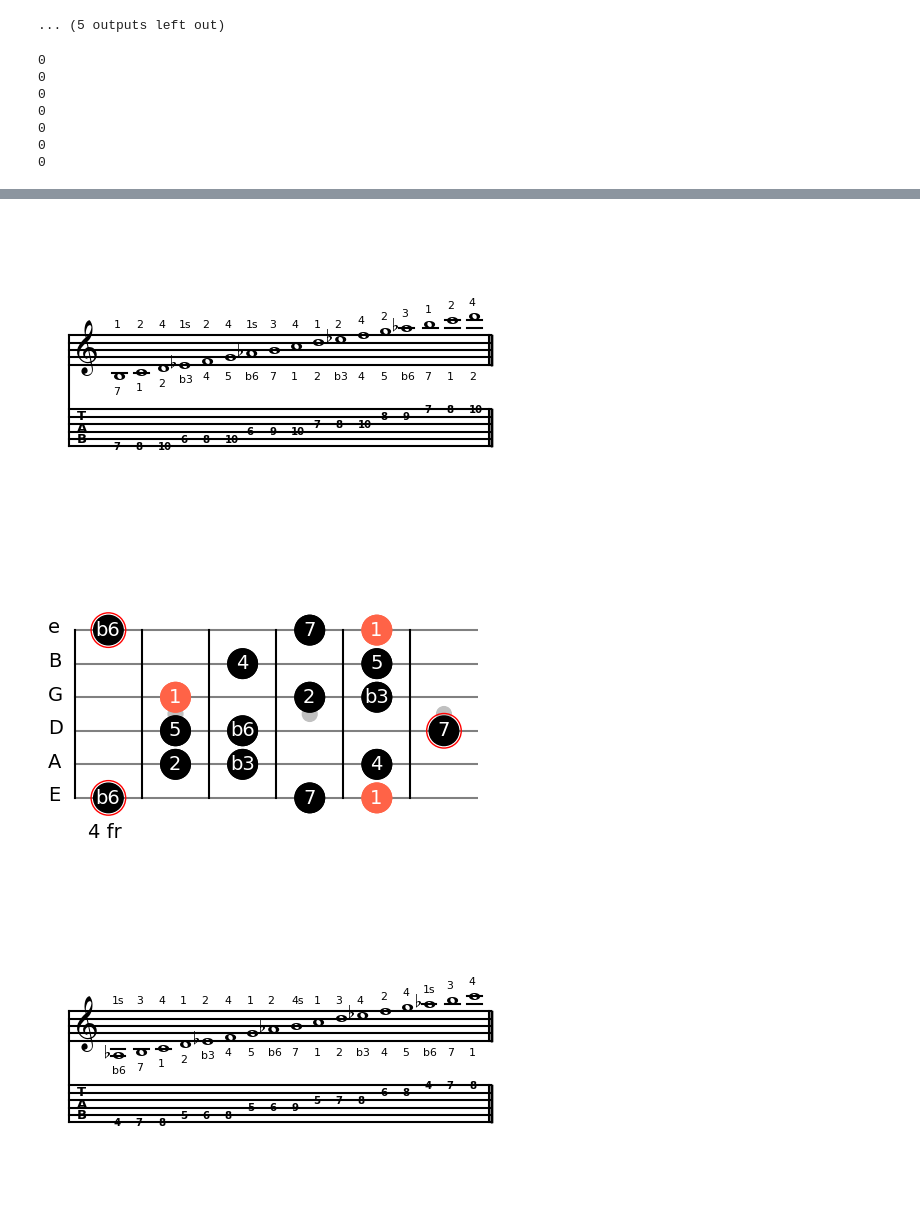
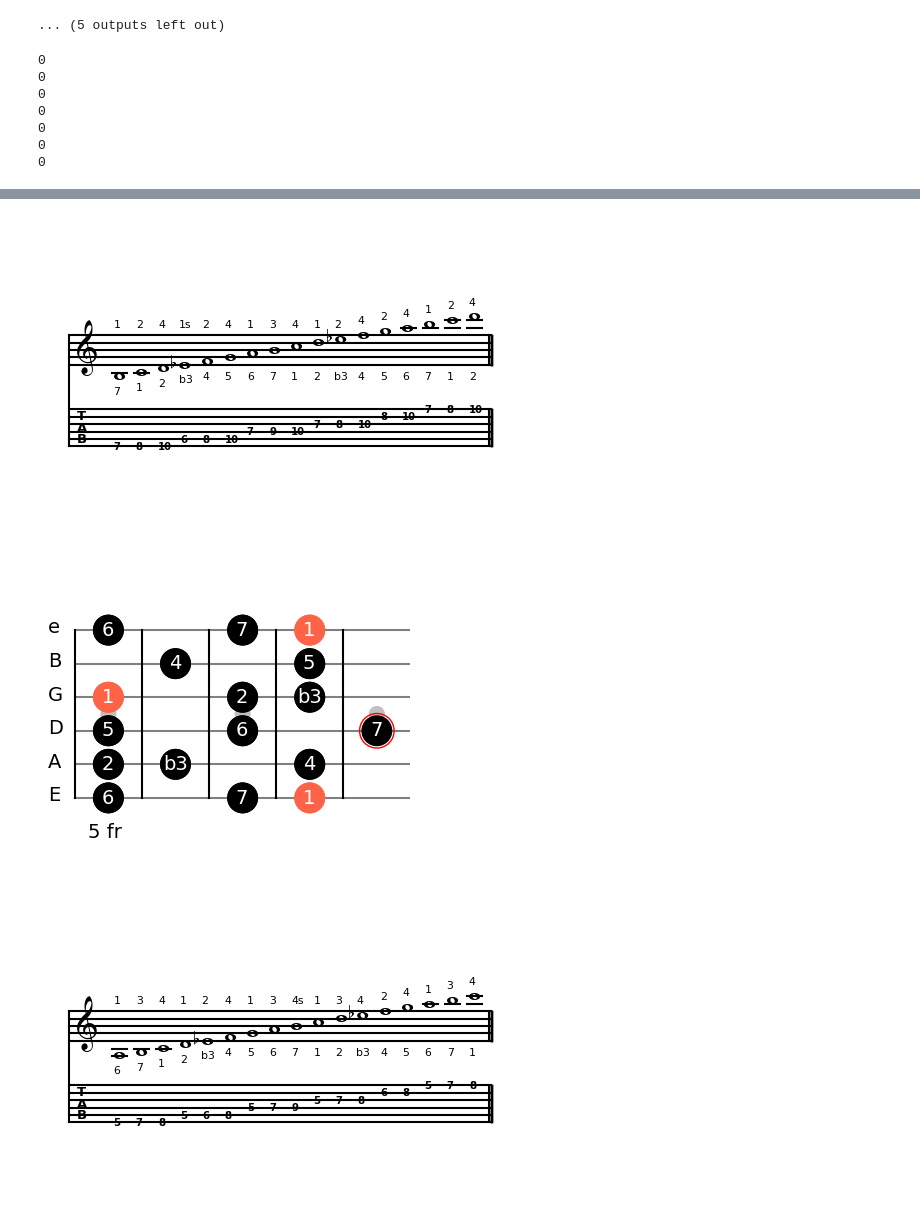
Before and after one commit to narcispr/PyFretboard, a Jupyter notebook: tutorial.ipynb, the cells around one changed output, grey strips where cells are left out. Drawn from its saved outputs; the diff is of its cells as text; code cells hidden in the pictures.

Commit message:
Add minor melodic scale shapes

```diff
--- a/tutorial.ipynb
+++ b/tutorial.ipynb
@@ -343,8 +343,8 @@ from PyFretboard.draw_score import DrawScore
 
 draw = DrawShape()
 ds = DrawScore()
-song = Song("/home/narcis/PyFretboard/shapes_xml/harmonic_minor.xml")
-name = "Harmonic Minor"
+song = Song("/home/narcis/PyFretboard/shapes_xml/melodic_minor.xml")
+name = "Melodic Minor"
 shapes = song.get_scale_type_at_root(name, 'C')
 for i, s in enumerate(shapes):
     f = draw.draw(s, text=PF.TEXT_FUNCTION, return_fig=True)
@@ -364,3 +364,3 @@ for i, s in enumerate(shapes):
-[figure, old version]
+[figure, new version]
-[figure, old version]
+[figure, new version]
-[figure, old version]
+[figure, new version]
```
Also changed, not shown: parts of 1 cell of this notebook, 1 other file.
